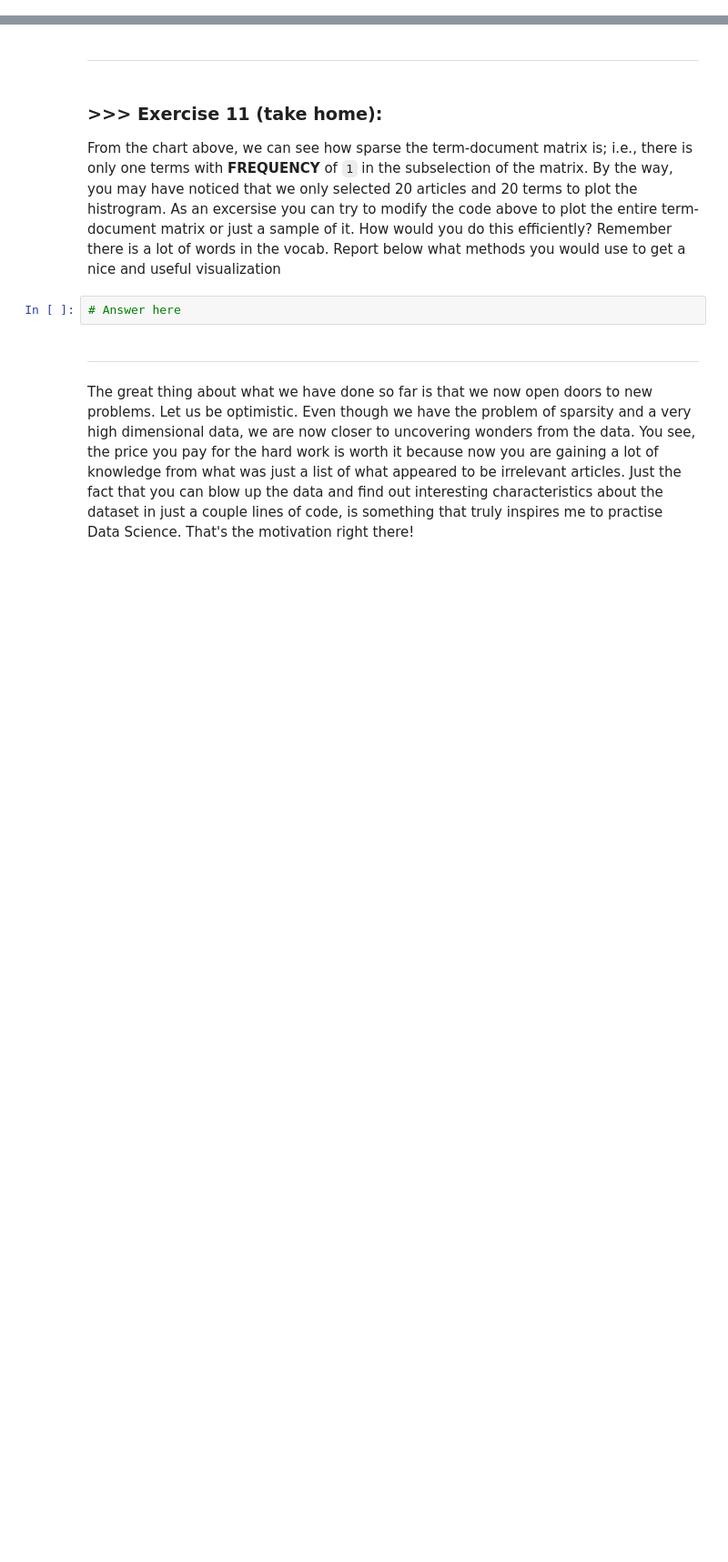
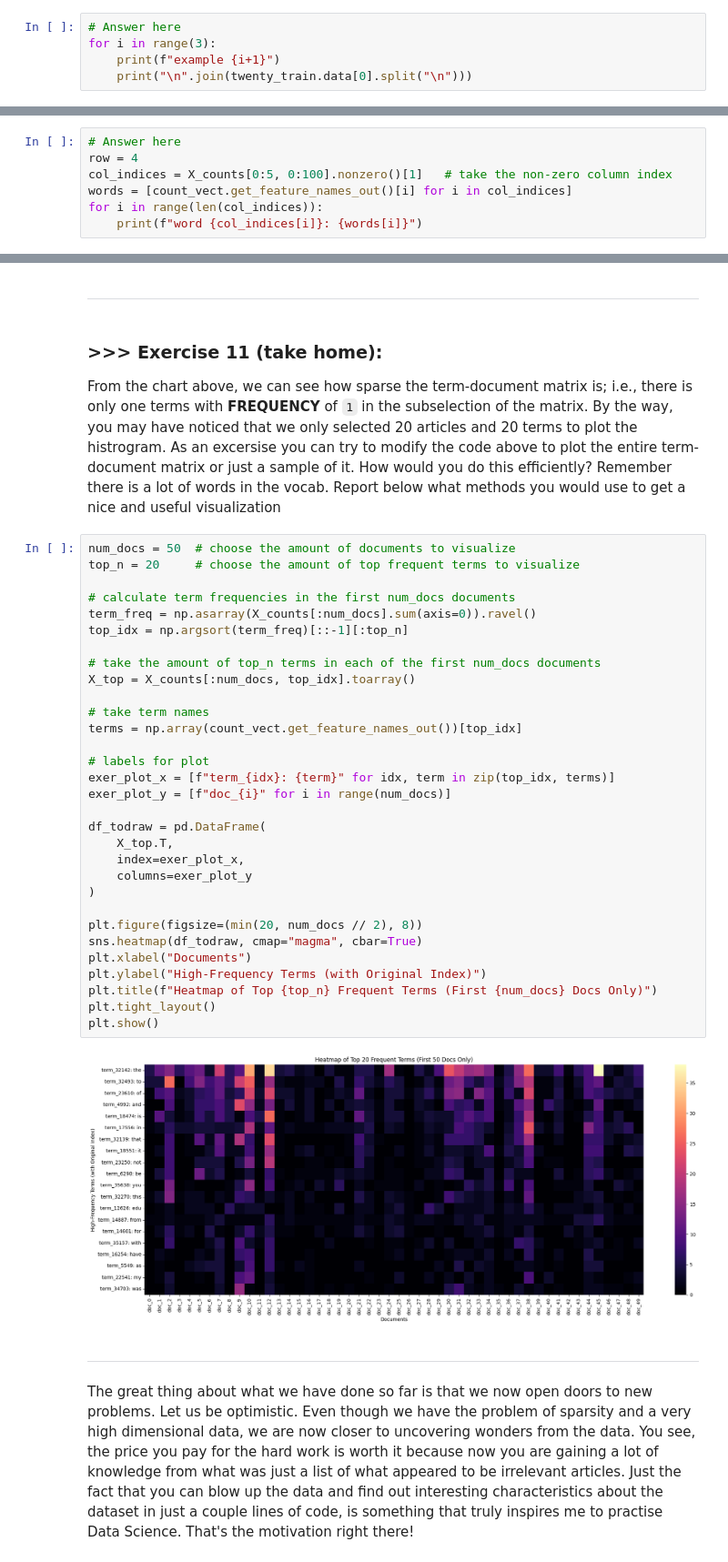
Before and after one commit to r0wan1ooo5/DM2025-Lab1-Exercise, a Jupyter notebook: DM2025-Lab1-Master.ipynb, the cells around one changed output, grey strips where cells are left out. Shown at 91% size. Saved outputs shown, nothing was run; the diff lists cells and outputs as text; blank space fills up the shorter version.

```diff
--- a/DM2025-Lab1-Master.ipynb
+++ b/DM2025-Lab1-Master.ipynb
@@ -234,0 +235,5 @@ In this exercise, please print out the *text* data for the first three samples i
+# %%
+# Answer here
+for i in range(3):
+    print(f"example {i+1}")
+    print("\n".join(twenty_train.data[0].split("\n")))
@@ -934,0 +1049,7 @@ We said that the `1` at the beginning of the fifth record represents the `00` te
+# %%
+# Answer here
+row = 4
+col_indices = X_counts[0:5, 0:100].nonzero()[1]   # take the non-zero column index
+words = [count_vect.get_feature_names_out()[i] for i in col_indices]
+for i in range(len(col_indices)):
+    print(f"word {col_indices[i]}: {words[i]}")
@@ -991,8 +1115,39 @@ Check out more beautiful color palettes here: https://python-graph-gallery.com/1
 # %% [markdown]
 ### **>>> Exercise 11 (take home):**
 From the chart above, we can see how sparse the term-document matrix is; i.e., there is only one terms with **FREQUENCY** of `1` in the subselection of the matrix. By the way, you may have noticed that we only selected 20 articles and 20 terms to plot the histrogram. As an excersise you can try to modify the code above to plot the entire term-document matrix or just a sample of it. How would you do this efficiently? Remember there is a lot of words in the vocab. Report below what methods you would use to get a nice and useful visualization
-# %%
-# Answer here
+# %%
+num_docs = 50  # choose the amount of documents to visualize
+top_n = 20     # choose the amount of top frequent terms to visualize
+
+# calculate term frequencies in the first num_docs documents
+term_freq = np.asarray(X_counts[:num_docs].sum(axis=0)).ravel()
+top_idx = np.argsort(term_freq)[::-1][:top_n]
+
+# take the amount of top_n terms in each of the first num_docs documents
+X_top = X_counts[:num_docs, top_idx].toarray()
+
+# take term names
+terms = np.array(count_vect.get_feature_names_out())[top_idx]
+
+# labels for plot
+exer_plot_x = [f"term_{idx}: {term}" for idx, term in zip(top_idx, terms)]
+exer_plot_y = [f"doc_{i}" for i in range(num_docs)]
+
+df_todraw = pd.DataFrame(
+    X_top.T,
+    index=exer_plot_x,
+    columns=exer_plot_y
+)
+
+plt.figure(figsize=(min(20, num_docs // 2), 8))
+sns.heatmap(df_todraw, cmap="magma", cbar=True)
+plt.xlabel("Documents")
+plt.ylabel("High-Frequency Terms (with Original Index)")
+plt.title(f"Heatmap of Top {top_n} Frequent Terms (First {num_docs} Docs Only)")
+plt.tight_layout()
+plt.show()
+# %% [output]
+[figure, added]
 # %% [markdown]
 ---
 # %% [markdown]
```
Also changed, not shown: parts of 34 cells of this notebook.
